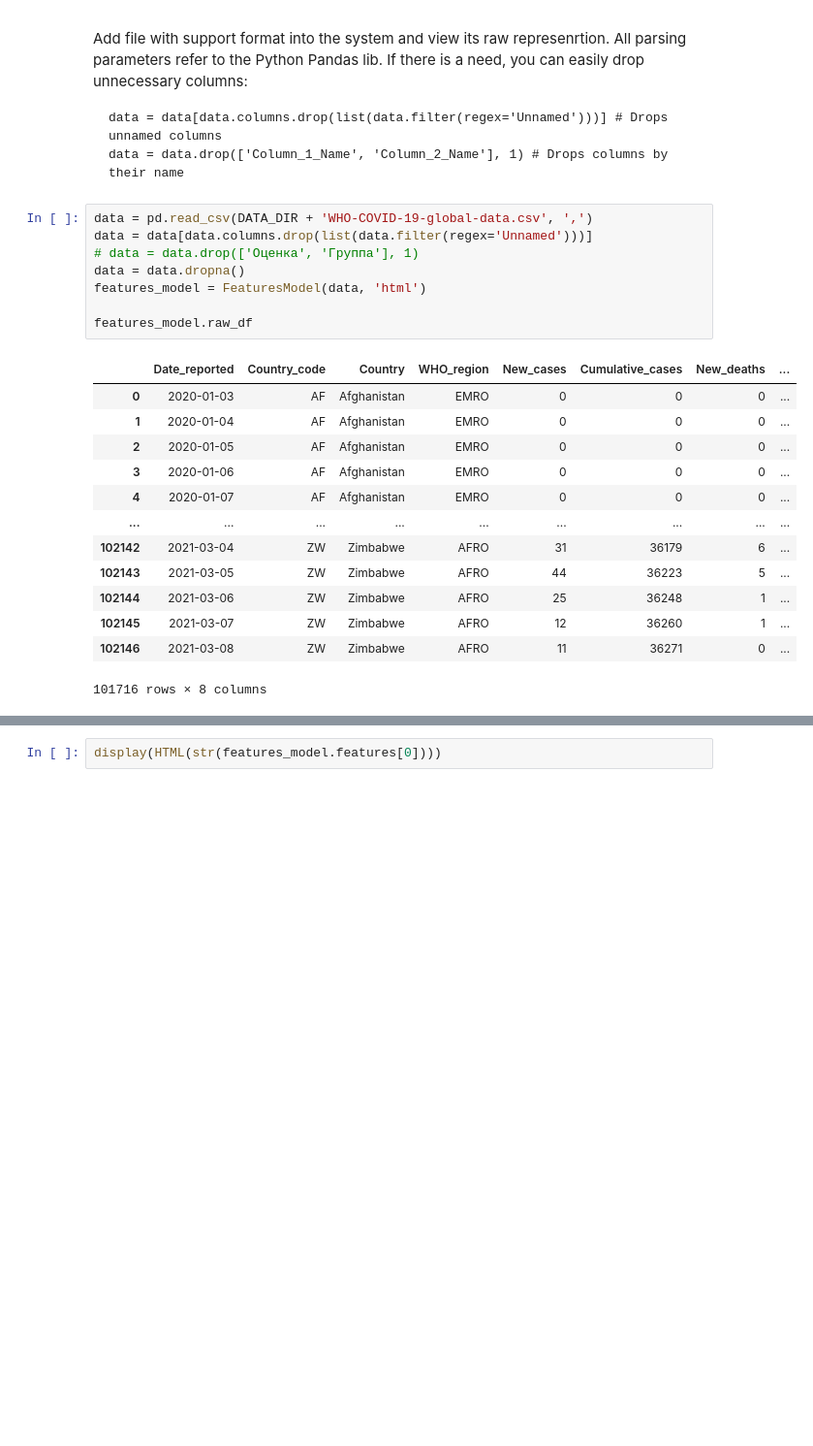
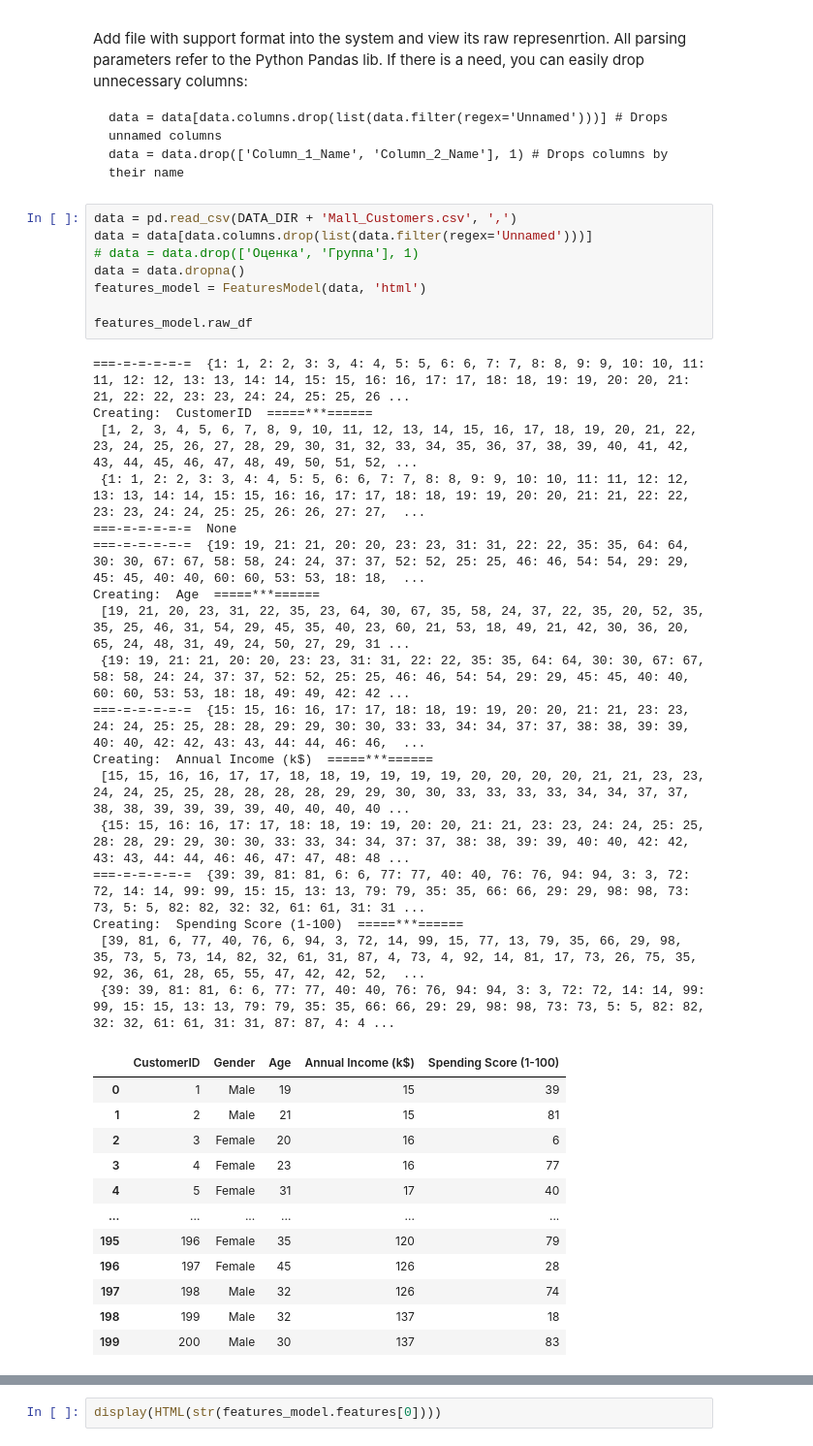
Before and after one commit to glebsonik/StatSupport, a Jupyter notebook: StatSupport.ipynb, the cells around one changed output, grey strips where cells are left out. Shown at 97% size. Saved outputs shown, nothing was run; the diff lists cells and outputs as text; blank space fills up the shorter version.

````diff
--- a/StatSupport.ipynb
+++ b/StatSupport.ipynb
@@ -31,24 +31,40 @@ data = data[data.columns.drop(list(data.filter(regex='Unnamed')))] # Drops unnam
 data = data.drop(['Column_1_Name', 'Column_2_Name'], 1) # Drops columns by their name
 ```
 # %%
-data = pd.read_csv(DATA_DIR + 'WHO-COVID-19-global-data.csv', ',')
+data = pd.read_csv(DATA_DIR + 'Mall_Customers.csv', ',')
 data = data[data.columns.drop(list(data.filter(regex='Unnamed')))]
 # data = data.drop(['Оценка', 'Группа'], 1)
 data = data.dropna()
 features_model = FeaturesModel(data, 'html')
 
 features_model.raw_df
 # %% [output]
+===-=-=-=-=-=  {1: 1, 2: 2, 3: 3, 4: 4, 5: 5, 6: 6, 7: 7, 8: 8, 9: 9, 10: 10, 11: 11, 12: 12, 13: 13, 14: 14, 15: 15, 16: 16, 17: 17, 18: 18, 19: 19, 20: 20, 21: 21, 22: 22, 23: 23, 24: 24, 25: 25, 26 ...
+Creating:  CustomerID  =====***======
+ [1, 2, 3, 4, 5, 6, 7, 8, 9, 10, 11, 12, 13, 14, 15, 16, 17, 18, 19, 20, 21, 22, 23, 24, 25, 26, 27, 28, 29, 30, 31, 32, 33, 34, 35, 36, 37, 38, 39, 40, 41, 42, 43, 44, 45, 46, 47, 48, 49, 50, 51, 52, ...
+ {1: 1, 2: 2, 3: 3, 4: 4, 5: 5, 6: 6, 7: 7, 8: 8, 9: 9, 10: 10, 11: 11, 12: 12, 13: 13, 14: 14, 15: 15, 16: 16, 17: 17, 18: 18, 19: 19, 20: 20, 21: 21, 22: 22, 23: 23, 24: 24, 25: 25, 26: 26, 27: 27,  ...
+===-=-=-=-=-=  None
+===-=-=-=-=-=  {19: 19, 21: 21, 20: 20, 23: 23, 31: 31, 22: 22, 35: 35, 64: 64, 30: 30, 67: 67, 58: 58, 24: 24, 37: 37, 52: 52, 25: 25, 46: 46, 54: 54, 29: 29, 45: 45, 40: 40, 60: 60, 53: 53, 18: 18,  ...
+Creating:  Age  =====***======
+ [19, 21, 20, 23, 31, 22, 35, 23, 64, 30, 67, 35, 58, 24, 37, 22, 35, 20, 52, 35, 35, 25, 46, 31, 54, 29, 45, 35, 40, 23, 60, 21, 53, 18, 49, 21, 42, 30, 36, 20, 65, 24, 48, 31, 49, 24, 50, 27, 29, 31 ...
+ {19: 19, 21: 21, 20: 20, 23: 23, 31: 31, 22: 22, 35: 35, 64: 64, 30: 30, 67: 67, 58: 58, 24: 24, 37: 37, 52: 52, 25: 25, 46: 46, 54: 54, 29: 29, 45: 45, 40: 40, 60: 60, 53: 53, 18: 18, 49: 49, 42: 42 ...
+===-=-=-=-=-=  {15: 15, 16: 16, 17: 17, 18: 18, 19: 19, 20: 20, 21: 21, 23: 23, 24: 24, 25: 25, 28: 28, 29: 29, 30: 30, 33: 33, 34: 34, 37: 37, 38: 38, 39: 39, 40: 40, 42: 42, 43: 43, 44: 44, 46: 46,  ...
+Creating:  Annual Income (k$)  =====***======
+ [15, 15, 16, 16, 17, 17, 18, 18, 19, 19, 19, 19, 20, 20, 20, 20, 21, 21, 23, 23, 24, 24, 25, 25, 28, 28, 28, 28, 29, 29, 30, 30, 33, 33, 33, 33, 34, 34, 37, 37, 38, 38, 39, 39, 39, 39, 40, 40, 40, 40 ...
+ {15: 15, 16: 16, 17: 17, 18: 18, 19: 19, 20: 20, 21: 21, 23: 23, 24: 24, 25: 25, 28: 28, 29: 29, 30: 30, 33: 33, 34: 34, 37: 37, 38: 38, 39: 39, 40: 40, 42: 42, 43: 43, 44: 44, 46: 46, 47: 47, 48: 48 ...
+===-=-=-=-=-=  {39: 39, 81: 81, 6: 6, 77: 77, 40: 40, 76: 76, 94: 94, 3: 3, 72: 72, 14: 14, 99: 99, 15: 15, 13: 13, 79: 79, 35: 35, 66: 66, 29: 29, 98: 98, 73: 73, 5: 5, 82: 82, 32: 32, 61: 61, 31: 31 ...
+Creating:  Spending Score (1-100)  =====***======
+ [39, 81, 6, 77, 40, 76, 6, 94, 3, 72, 14, 99, 15, 77, 13, 79, 35, 66, 29, 98, 35, 73, 5, 73, 14, 82, 32, 61, 31, 87, 4, 73, 4, 92, 14, 81, 17, 73, 26, 75, 35, 92, 36, 61, 28, 65, 55, 47, 42, 42, 52,  ...
+ {39: 39, 81: 81, 6: 6, 77: 77, 40: 40, 76: 76, 94: 94, 3: 3, 72: 72, 14: 14, 99: 99, 15: 15, 13: 13, 79: 79, 35: 35, 66: 66, 29: 29, 98: 98, 73: 73, 5: 5, 82: 82, 32: 32, 61: 61, 31: 31, 87: 87, 4: 4 ...
-|  | Date_reported | Country_code | Country | WHO_region | New_cases | Cumulative_cases | New_deaths | ... |
-| 0 | 2020-01-03 | AF | Afghanistan | EMRO | 0 | 0 | 0 | ... |
-| 1 | 2020-01-04 | AF | Afghanistan | EMRO | 0 | 0 | 0 | ... |
-| 2 | 2020-01-05 | AF | Afghanistan | EMRO | 0 | 0 | 0 | ... |
-| 3 | 2020-01-06 | AF | Afghanistan | EMRO | 0 | 0 | 0 | ... |
-| 4 | 2020-01-07 | AF | Afghanistan | EMRO | 0 | 0 | 0 | ... |
-| ... | ... | ... | ... | ... | ... | ... | ... | ... |
-| 102142 | 2021-03-04 | ZW | Zimbabwe | AFRO | 31 | 36179 | 6 | ... |
-| 102143 | 2021-03-05 | ZW | Zimbabwe | AFRO | 44 | 36223 | 5 | ... |
-| 102144 | 2021-03-06 | ZW | Zimbabwe | AFRO | 25 | 36248 | 1 | ... |
-| 102145 | 2021-03-07 | ZW | Zimbabwe | AFRO | 12 | 36260 | 1 | ... |
-| 102146 | 2021-03-08 | ZW | Zimbabwe | AFRO | 11 | 36271 | 0 | ... |
+|  | CustomerID | Gender | Age | Annual Income (k$) | Spending Score (1-100) |
+| 0 | 1 | Male | 19 | 15 | 39 |
+| 1 | 2 | Male | 21 | 15 | 81 |
+| 2 | 3 | Female | 20 | 16 | 6 |
+| 3 | 4 | Female | 23 | 16 | 77 |
+| 4 | 5 | Female | 31 | 17 | 40 |
+| ... | ... | ... | ... | ... | ... |
+| 195 | 196 | Female | 35 | 120 | 79 |
+| 196 | 197 | Female | 45 | 126 | 28 |
+| 197 | 198 | Male | 32 | 126 | 74 |
+| 198 | 199 | Male | 32 | 137 | 18 |
+| 199 | 200 | Male | 30 | 137 | 83 |
-101716 rows × 8 columns
````
Also changed, not shown: parts of 3 cells of this notebook, 5 other files.
